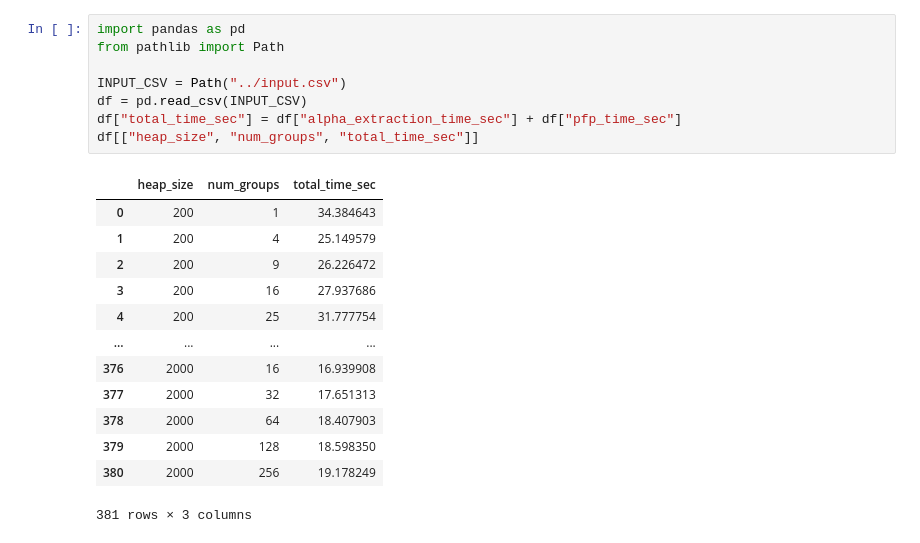
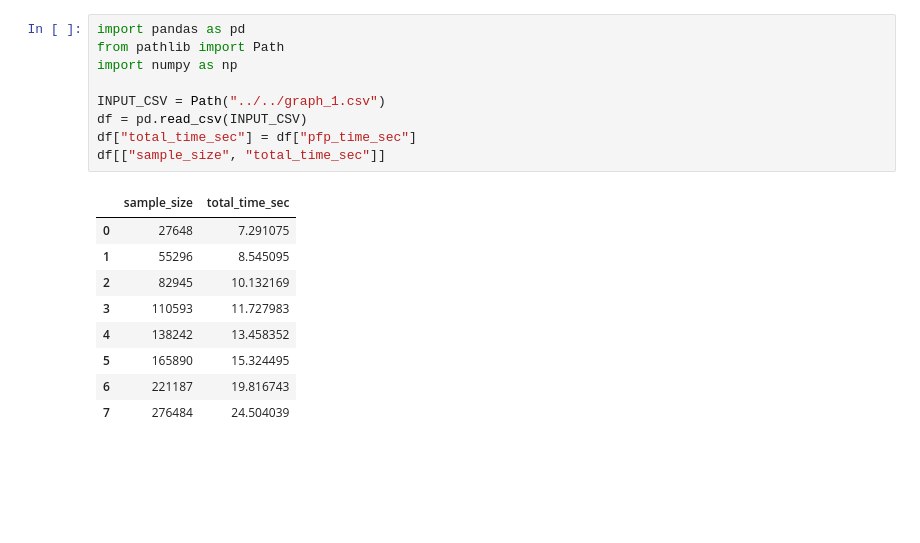
Before and after one commit to Sgrodo/multiset-pfp-growth, a Jupyter notebook: src/old/temp.ipynb, the cells around one changed output. Drawn from its saved outputs; the diff is of its cells as text; blank space fills up the shorter version.

```diff
--- a/src/old/temp.ipynb
+++ b/src/old/temp.ipynb
@@ -1,22 +1,19 @@
 # %%
 import pandas as pd
 from pathlib import Path
+import numpy as np
 
-INPUT_CSV = Path("../input.csv")
+INPUT_CSV = Path("../../graph_1.csv")
 df = pd.read_csv(INPUT_CSV)
-df["total_time_sec"] = df["alpha_extraction_time_sec"] + df["pfp_time_sec"]
-df[["heap_size", "num_groups", "total_time_sec"]]
+df["total_time_sec"] = df["pfp_time_sec"]
+df[["sample_size", "total_time_sec"]]
 # %% [output]
-|  | heap_size | num_groups | total_time_sec |
-| 0 | 200 | 1 | 34.384643 |
-| 1 | 200 | 4 | 25.149579 |
-| 2 | 200 | 9 | 26.226472 |
-| 3 | 200 | 16 | 27.937686 |
-| 4 | 200 | 25 | 31.777754 |
-| ... | ... | ... | ... |
-| 376 | 2000 | 16 | 16.939908 |
-| 377 | 2000 | 32 | 17.651313 |
-| 378 | 2000 | 64 | 18.407903 |
-| 379 | 2000 | 128 | 18.598350 |
-| 380 | 2000 | 256 | 19.178249 |
+|  | sample_size | total_time_sec |
+| 0 | 27648 | 7.291075 |
+| 1 | 55296 | 8.545095 |
+| 2 | 82945 | 10.132169 |
+| 3 | 110593 | 11.727983 |
+| 4 | 138242 | 13.458352 |
+| 5 | 165890 | 15.324495 |
+| 6 | 221187 | 19.816743 |
+| 7 | 276484 | 24.504039 |
-381 rows × 3 columns
```
Also changed, not shown: parts of 4 cells of this notebook, 10 other files.
